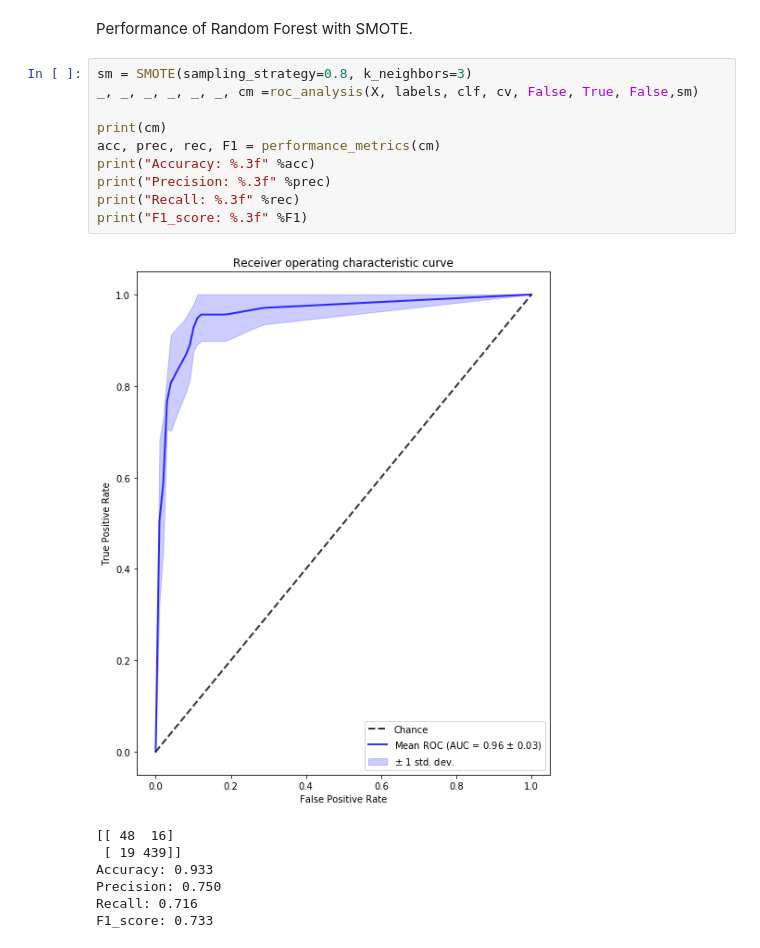
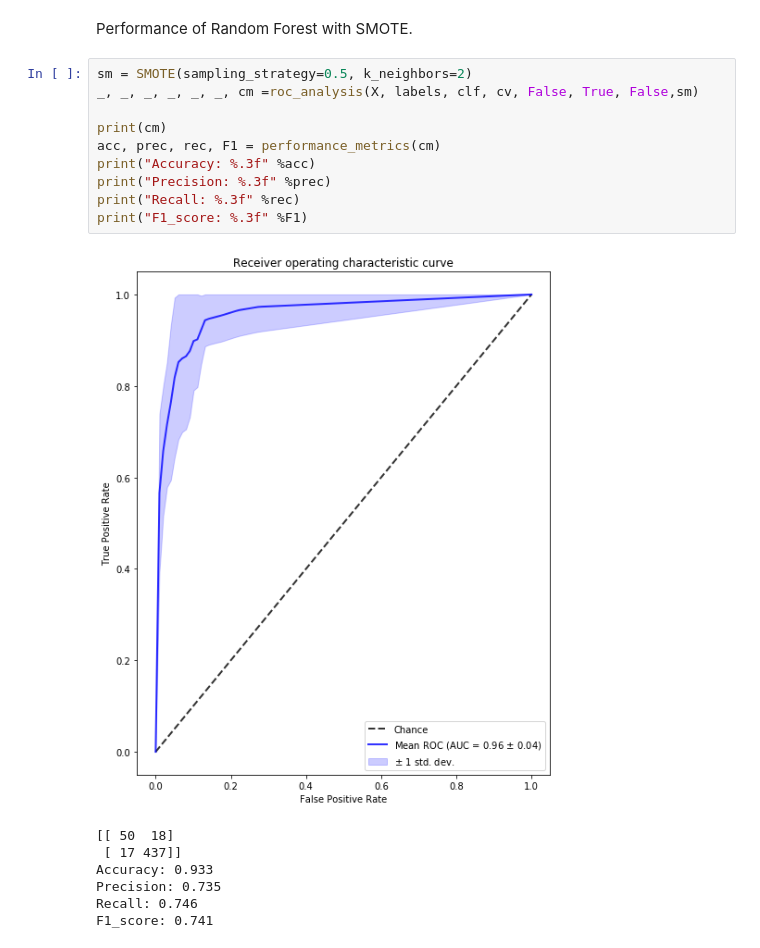
Before and after one commit to giannislelekas/CS4035, a Jupyter notebook: lab3/Flow_Classification_Task.ipynb, the cells around one changed output. Drawn from its saved outputs; the diff is of its cells as text.

```diff
--- a/lab3/Flow_Classification_Task.ipynb
+++ b/lab3/Flow_Classification_Task.ipynb
@@ -409,20 +409,20 @@ Mean F1:
 # %% [markdown]
 Performance of Random Forest with SMOTE.
 # %%
-sm = SMOTE(sampling_strategy=0.8, k_neighbors=3)
+sm = SMOTE(sampling_strategy=0.5, k_neighbors=2)
 _, _, _, _, _, _, cm =roc_analysis(X, labels, clf, cv, False, True, False,sm)
 
 print(cm)
 acc, prec, rec, F1 = performance_metrics(cm)
 print("Accuracy: %.3f" %acc)
 print("Precision: %.3f" %prec)
 print("Recall: %.3f" %rec)
 print("F1_score: %.3f" %F1)
 # %% [output]
-[figure, old version]
+[figure, new version]
-[[ 48  16]
- [ 19 439]]
+[[ 50  18]
+ [ 17 437]]
 Accuracy: 0.933
-Precision: 0.750
-Recall: 0.716
-F1_score: 0.733
+Precision: 0.735
+Recall: 0.746
+F1_score: 0.741
```
Also changed, not shown: parts of 10 cells of this notebook, 6 other files.
